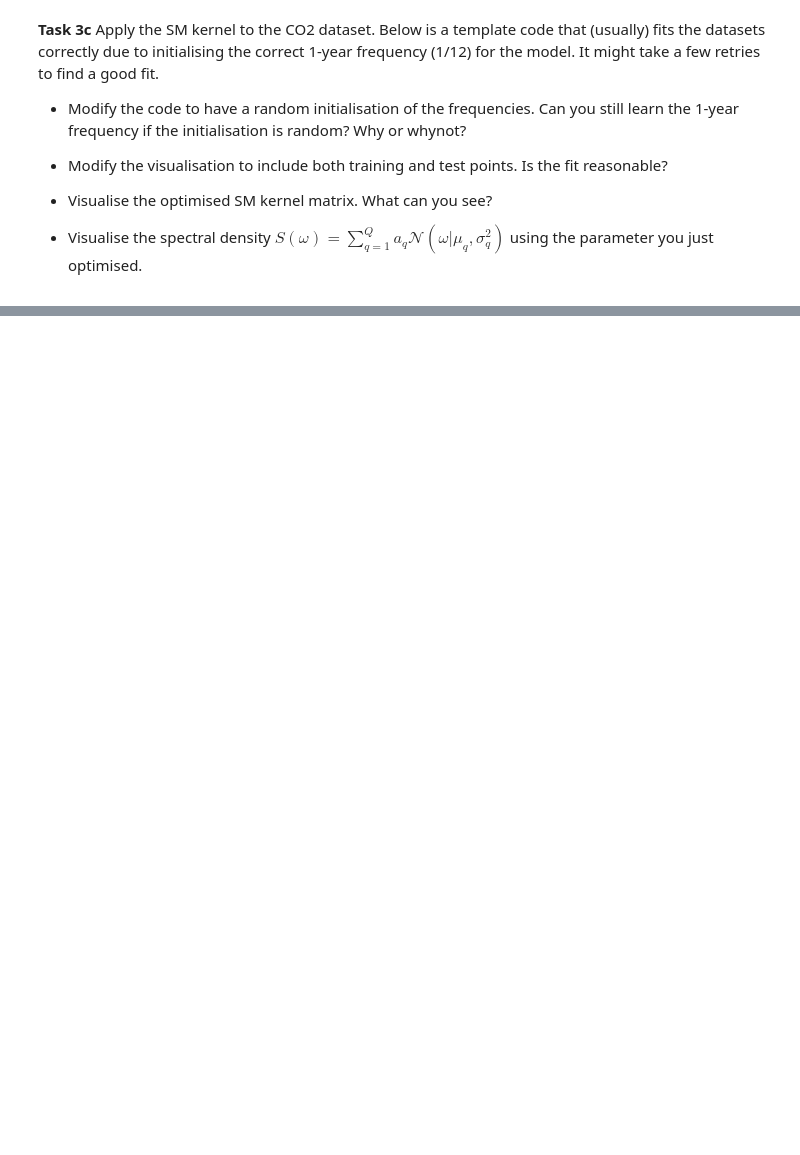
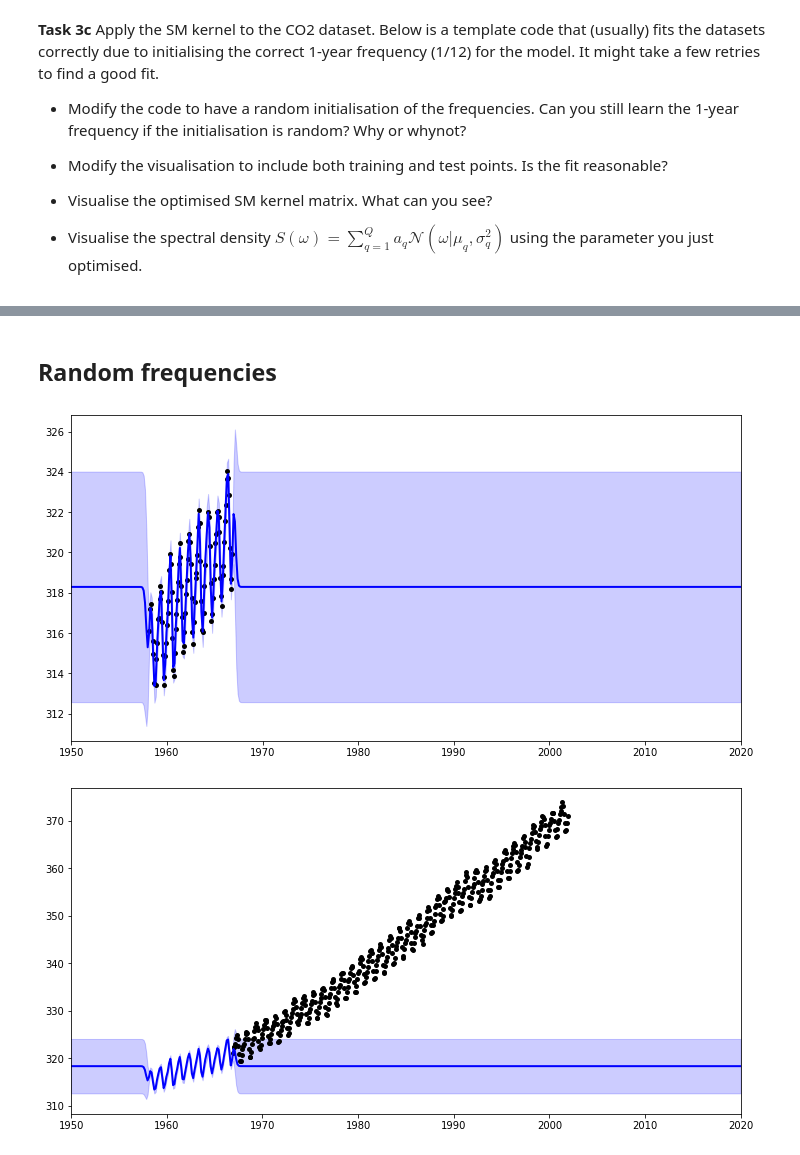
Before and after one commit to talayeha/gaussian-process, a Jupyter notebook: lab4/lab4.ipynb, the cells around one changed output, grey strips where cells are left out. Cells and saved outputs as stored; diff of their text form; code cells hidden in the pictures; blank space fills up the shorter version.

```diff
--- a/lab4/lab4.ipynb
+++ b/lab4/lab4.ipynb
@@ -661,0 +717,7 @@ plotgp(m, Xtr, Ytr, 1950., 2020.)
+# %% [markdown]
+## Random frequencies
+# %%
+cal(random_freqs)
+# %% [output]
+[figure, added]
+[figure, added]
```
Also changed, not shown: parts of 16 cells of this notebook, 1 other file.
